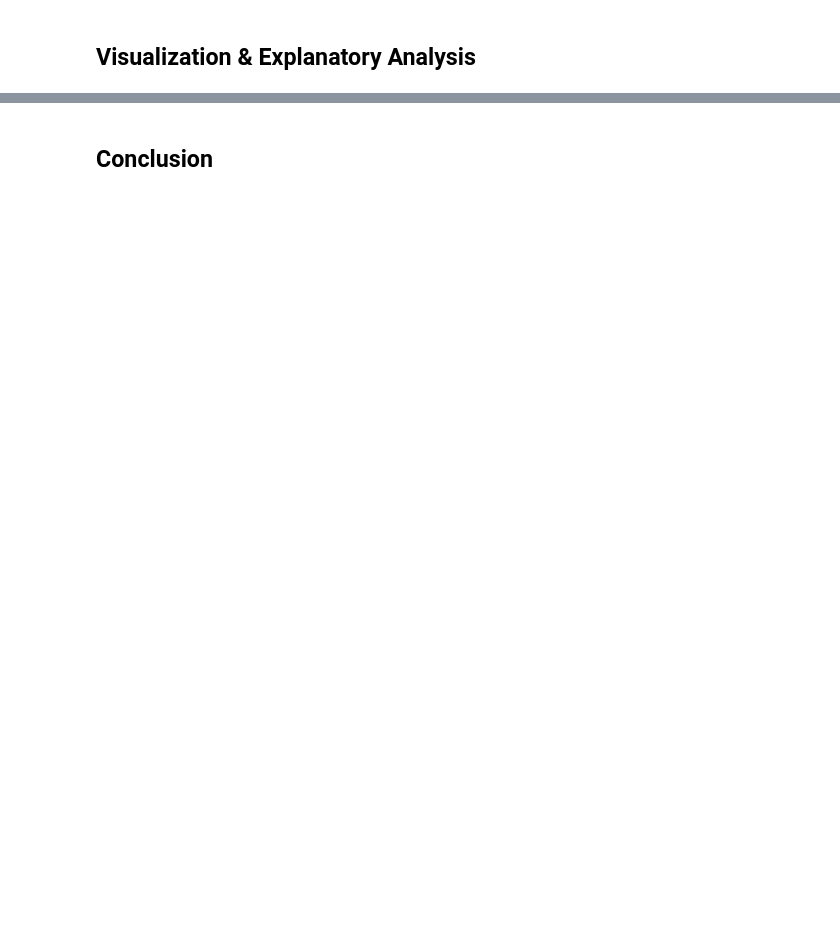
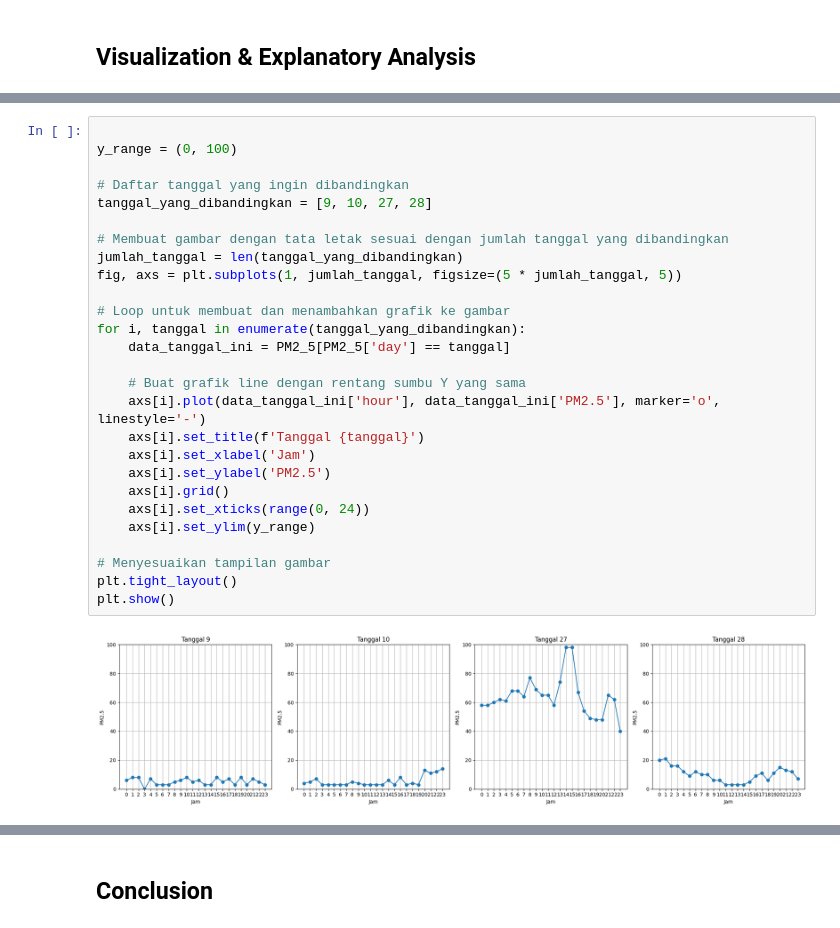
Before and after one commit to pambudilanggeng/PortoProject, a Jupyter notebook: Notebook_dicoding_submission.ipynb, the cells around one changed output, grey strips where cells are left out. Cells and saved outputs as stored; diff of their text form; blank space fills up the shorter version.

```diff
--- a/Notebook_dicoding_submission.ipynb
+++ b/Notebook_dicoding_submission.ipynb
@@ -246,0 +293,29 @@ plt.show()
+# %%
+
+y_range = (0, 100)
+
+# Daftar tanggal yang ingin dibandingkan
+tanggal_yang_dibandingkan = [9, 10, 27, 28]
+
+# Membuat gambar dengan tata letak sesuai dengan jumlah tanggal yang dibandingkan
+jumlah_tanggal = len(tanggal_yang_dibandingkan)
+fig, axs = plt.subplots(1, jumlah_tanggal, figsize=(5 * jumlah_tanggal, 5))
+
+# Loop untuk membuat dan menambahkan grafik ke gambar
+for i, tanggal in enumerate(tanggal_yang_dibandingkan):
+    data_tanggal_ini = PM2_5[PM2_5['day'] == tanggal]
+
+    # Buat grafik line dengan rentang sumbu Y yang sama
+    axs[i].plot(data_tanggal_ini['hour'], data_tanggal_ini['PM2.5'], marker='o', linestyle='-')
+    axs[i].set_title(f'Tanggal {tanggal}')
+    axs[i].set_xlabel('Jam')
+    axs[i].set_ylabel('PM2.5')
+    axs[i].grid()
+    axs[i].set_xticks(range(0, 24))
+    axs[i].set_ylim(y_range)
+
+# Menyesuaikan tampilan gambar
+plt.tight_layout()
+plt.show()
+# %% [output]
+[figure, added]
```
Also changed, not shown: parts of 22 cells of this notebook.
